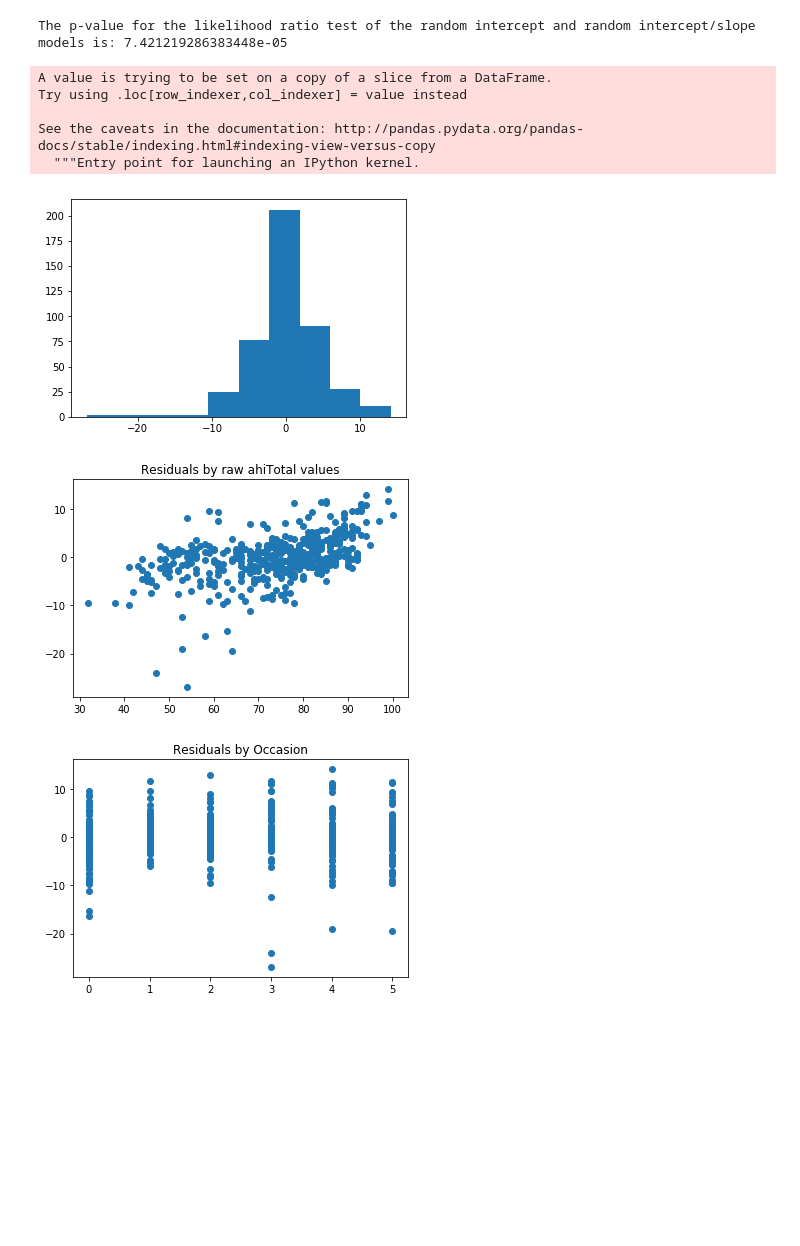
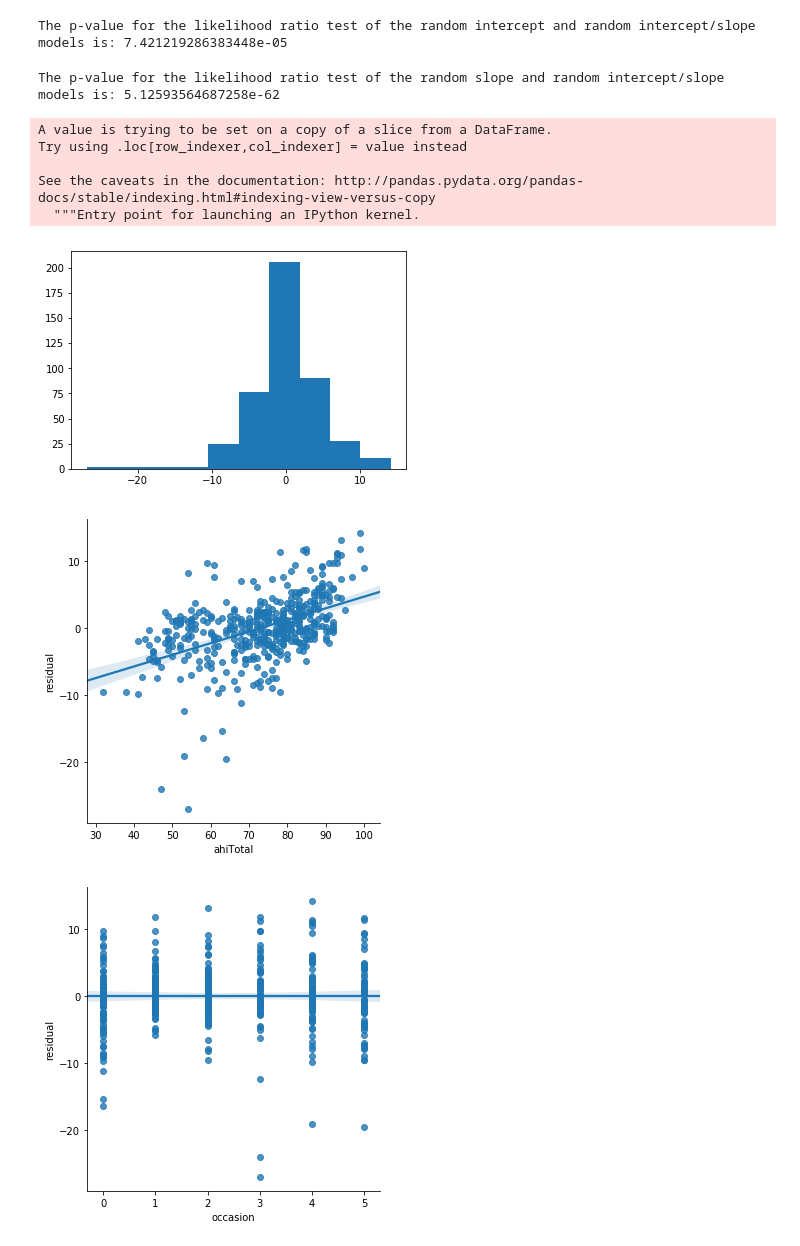
Before and after one commit to VincentG123/ThinkfulBootcamp, a Jupyter notebook: DS_for_SS_Happiness_Study.ipynb, the cells around one changed output. Cells and saved outputs as stored; diff of their text form; code cells hidden in the pictures; blank space fills up the shorter version.

```diff
--- a/DS_for_SS_Happiness_Study.ipynb
+++ b/DS_for_SS_Happiness_Study.ipynb
@@ -267,31 +204,34 @@ lrt=likelihood_ratio_test(ris_result,ri_result)
 print('The p-value for the likelihood ratio test of the random intercept and random intercept/slope models is: {}'.format(lrt))
 # %% [output]
 The p-value for the likelihood ratio test of the random intercept and random intercept/slope models is: 7.421219286383448e-05
+# %%
+lrt=likelihood_ratio_test(ris_result,rs_result)
+print('The p-value for the likelihood ratio test of the random slope and random intercept/slope models is: {}'.format(lrt))
+# %% [output]
+The p-value for the likelihood ratio test of the random slope and random intercept/slope models is: 5.12593564687258e-62
 # %%
 total_participation['residual']=ris_result.resid
 
 # Are residuals normally distributed?
 plt.hist(total_participation['residual'])
 plt.show()
 
 # Is variance constant for all values of the outcome?
-plt.scatter(total_participation['ahiTotal'],total_participation['residual'])
-plt.title('Residuals by raw ahiTotal values')
+sns.lmplot(x='ahiTotal', y='residual', data=total_participation)
 plt.show()
 
 # Is variance constant for all values of the predictors?
-plt.scatter(total_participation['occasion'],total_participation['residual'])
-plt.title('Residuals by Occasion')
+sns.lmplot(x='occasion', y='residual', data=total_participation)
 plt.show()
 # %% [output]
 A value is trying to be set on a copy of a slice from a DataFrame.
 Try using .loc[row_indexer,col_indexer] = value instead
 
 See the caveats in the documentation: http://pandas.pydata.org/pandas-docs/stable/indexing.html#indexing-view-versus-copy
   """Entry point for launching an IPython kernel.
 [figure]
-[figure, old version]
+[figure, new version]
-[figure, old version]
+[figure, new version]
 # %%
 print(ris_result.summary())
 # %% [output]
```
Also changed, not shown: parts of 11 cells of this notebook.
